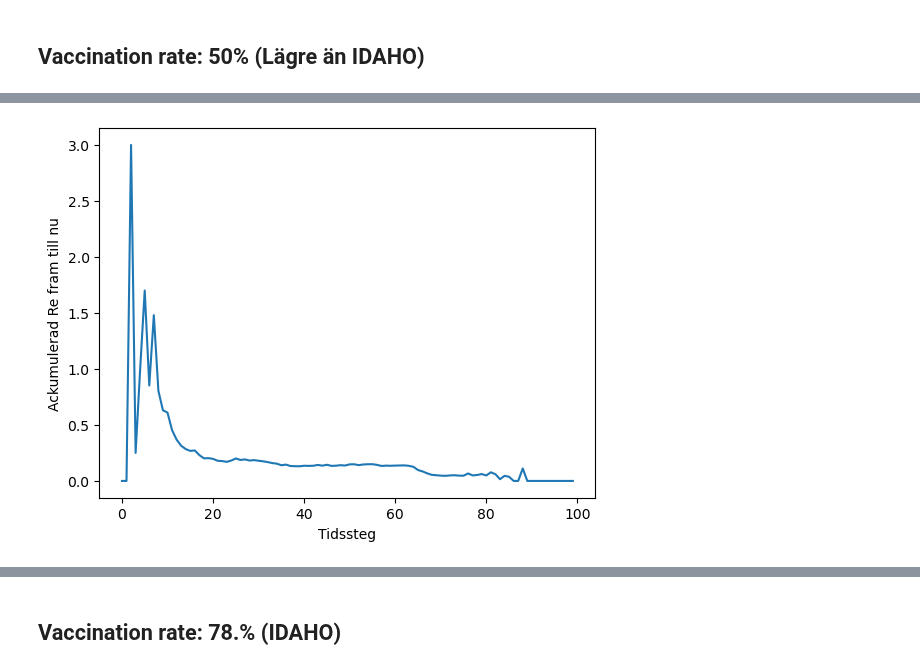
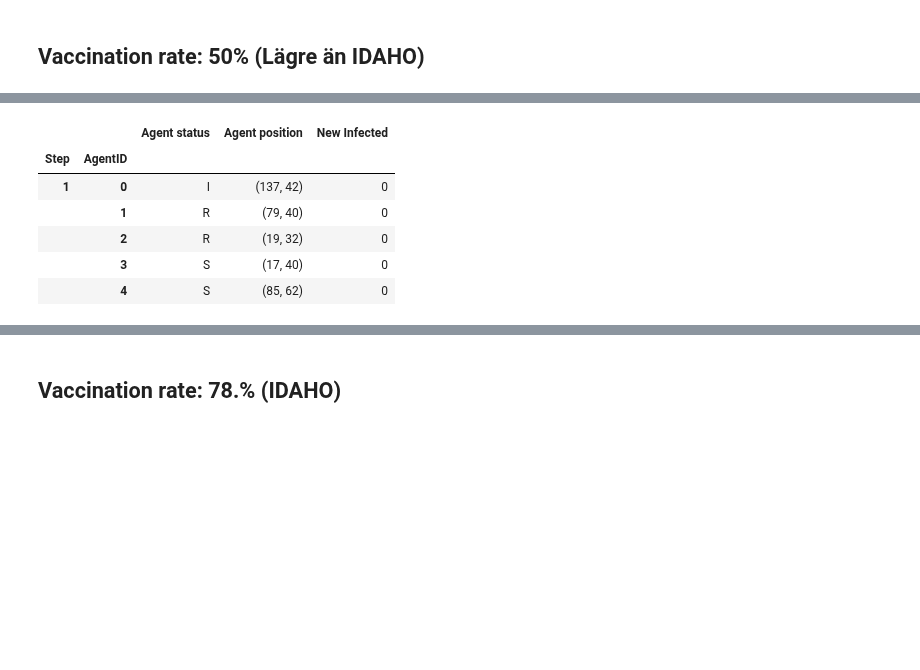
Before and after one commit to tovebrunell/ABM, a Jupyter notebook: Plotta_data.ipynb, the cells around one changed output, grey strips where cells are left out. Cells and saved outputs as stored; diff of their text form; code cells hidden in the pictures; blank space fills up the shorter version.

```diff
--- a/Plotta_data.ipynb
+++ b/Plotta_data.ipynb
@@ -88,7 +88,13 @@ Re = 1.9152358987500355
 # %%
-plt.plot(model.Re_history)
-plt.xlabel("Tidssteg")
-plt.ylabel("Ackumulerad Re fram till nu")
-plt.show()
+model_df = model.datacollector.get_model_vars_dataframe()
+agent_df = model.datacollector.get_agent_vars_dataframe()
-# %% [output]
-[figure, removed]
+# %%
+agent_df.head()
+# %% [output]
+|  |  | Agent status | Agent position | New Infected |
+| Step | AgentID |  |  |  |
+| 1 | 0 | I | (137, 42) | 0 |
+|  | 1 | R | (79, 40) | 0 |
+|  | 2 | R | (19, 32) | 0 |
+|  | 3 | S | (17, 40) | 0 |
+|  | 4 | S | (85, 62) | 0 |
```
Also changed, not shown: parts of 14 cells of this notebook.
